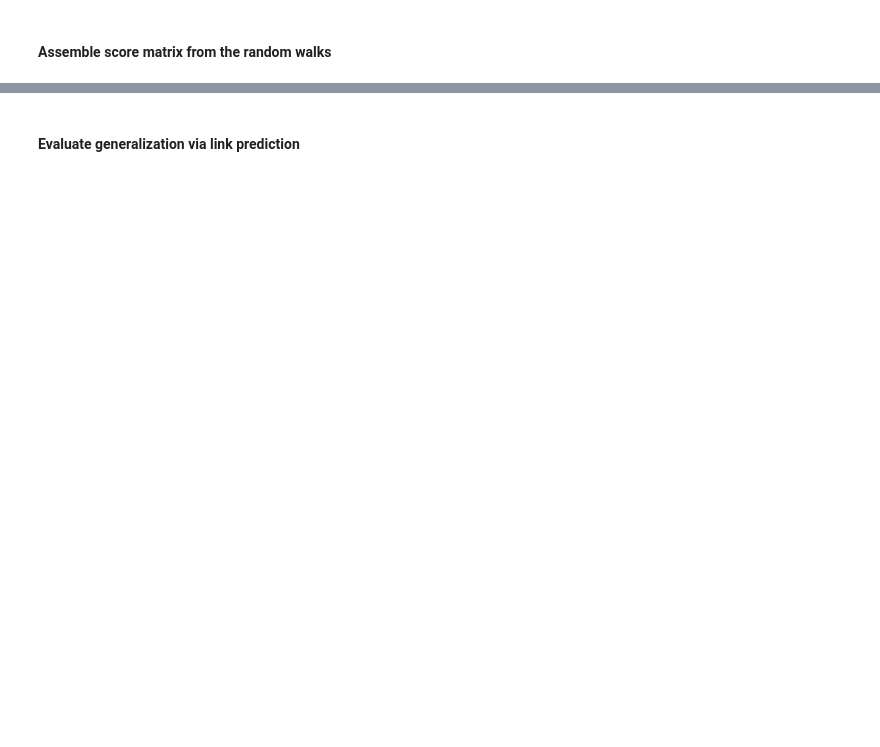
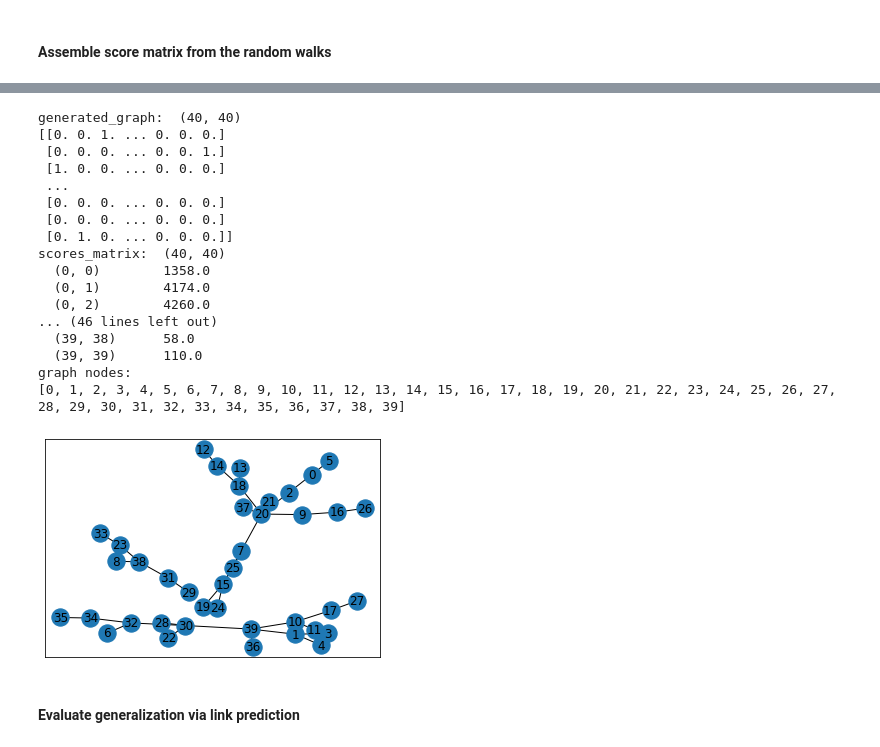
Before and after one commit to jku-win-se/netgan, a Jupyter notebook: demo.ipynb, the cells around one changed output, grey strips where cells are left out. Saved outputs shown, nothing was run; the diff lists cells and outputs as text; code cells hidden in the pictures; blank space fills up the shorter version.

```diff
--- a/demo.ipynb
+++ b/demo.ipynb
@@ -229,6 +223,6 @@ plt.show()
 # %% [markdown]
 #### Generate random walks on the trained model
 # %%
-sample_many = netgan.generate_discrete(1000, reuse=True)
+sample_many = netgan.generate_discrete(1200, reuse=True)
 # %% [output]
 WARNING:tensorflow:`tf.nn.rnn_cell.MultiRNNCell` is deprecated. This class is equivalent as `tf.keras.layers.StackedRNNCells`, and will be replaced by that in Tensorflow 2.0.
@@ -235,8 +235,8 @@ WARNING:tensorflow:`tf.nn.rnn_cell.MultiRNNCell` is deprecated. This class is eq
 # %%
 samples = []
 # %%
-for _ in range(600):
-    if (_+1) % 50 == 0:
+for _ in range(50):
+    if (_+1) % 10 == 0:
         print(_)
     samples.append(sample_many.eval({netgan.tau: 0.5}))
 # %% [output]
@@ -260,3 +256,30 @@ scores_matrix = utils.score_matrix_from_random_walks(rws, _N).tocsr()
+# %%
+n_edges=50
+generated_graph=utils.graph_from_scores(scores_matrix,n_edges)
+print("generated_graph: ", generated_graph.shape)
+print(generated_graph)
+print("scores_matrix: ", scores_matrix.shape)
+print(scores_matrix)
+graph_plotting.plot_graph(generated_graph)
+# %% [output]
+generated_graph:  (40, 40)
+[[0. 0. 1. ... 0. 0. 0.]
+ [0. 0. 0. ... 0. 0. 1.]
+ [1. 0. 0. ... 0. 0. 0.]
+ ...
+ [0. 0. 0. ... 0. 0. 0.]
+ [0. 0. 0. ... 0. 0. 0.]
+ [0. 1. 0. ... 0. 0. 0.]]
+scores_matrix:  (40, 40)
+  (0, 0)        1358.0
+  (0, 1)        4174.0
+  (0, 2)        4260.0
+... (46 lines left out)
+  (39, 38)      58.0
+  (39, 39)      110.0
+graph nodes:
+[0, 1, 2, 3, 4, 5, 6, 7, 8, 9, 10, 11, 12, 13, 14, 15, 16, 17, 18, 19, 20, 21, 22, 23, 24, 25, 26, 27, 28, 29, 30, 31, 32, 33, 34, 35, 36, 37, 38, 39]
+[figure, added]
 # %% [markdown]
 #### Evaluate generalization via link prediction
 # %%
```
Also changed, not shown: parts of 16 cells of this notebook, 2 other files.
